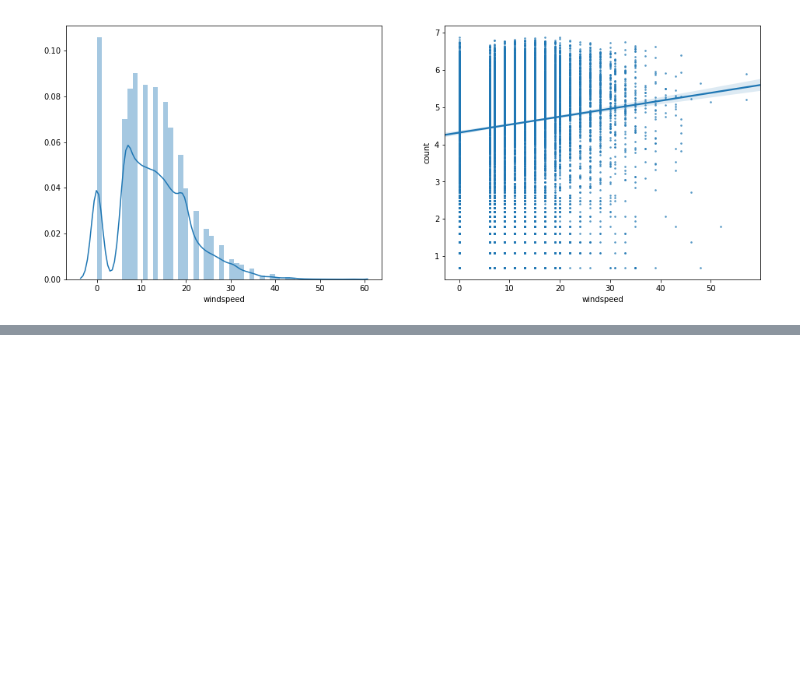
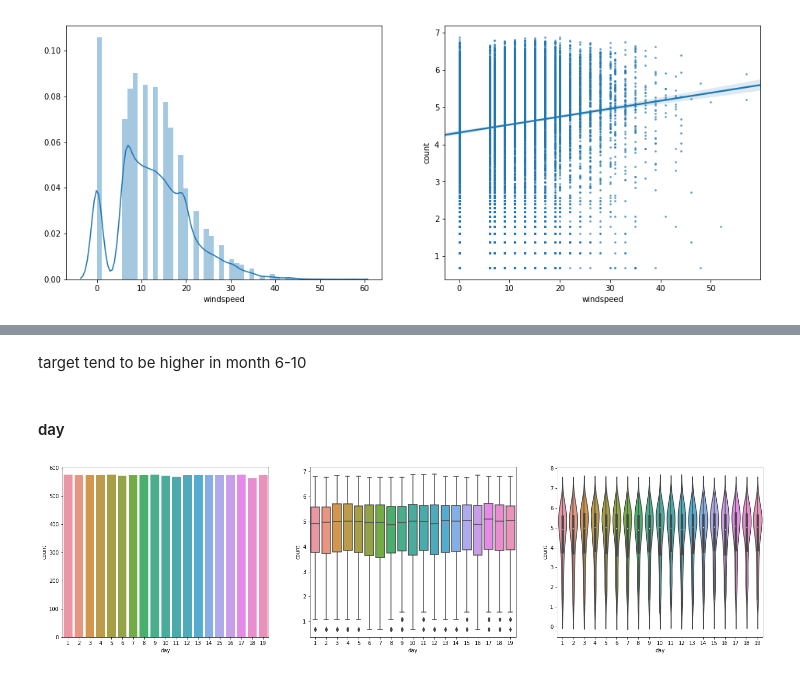
Before and after one commit to EricLiuLR/Machine_Learning_Projects, a Jupyter notebook: Bike_Sharing_Demand/eda.ipynb, the cells around one changed output, grey strips where cells are left out. Saved outputs shown, nothing was run; the diff lists cells and outputs as text; code cells hidden in the pictures; blank space fills up the shorter version.

```diff
--- a/Bike_Sharing_Demand/eda.ipynb
+++ b/Bike_Sharing_Demand/eda.ipynb
@@ -275,0 +290,8 @@ Windspeed does not seems to be related with the target.
+# %% [markdown]
+target tend to be higher in month 6-10
+# %% [markdown]
+#### day
+# %%
+plot_category('day')
+# %% [output]
+[figure, added]
```
Also changed, not shown: parts of 10 cells of this notebook, 1 other file.
